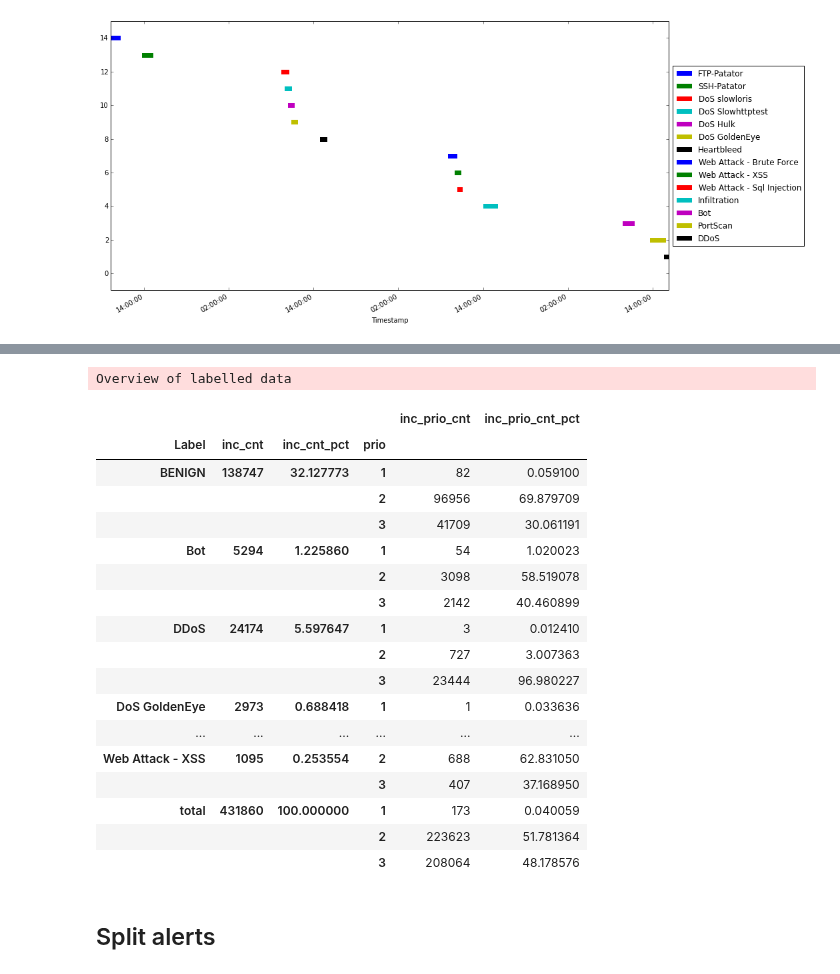
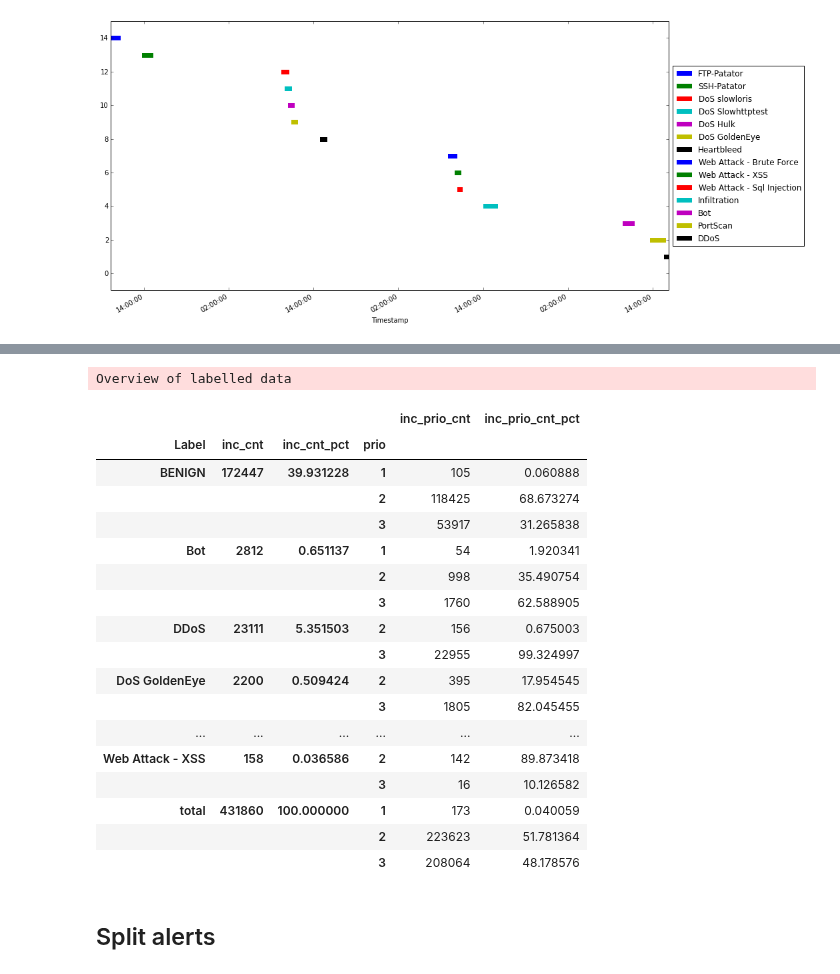
Before and after one commit to kidmose/lstm-rnn-correlation, a Jupyter notebook: preprocessing/cic-ids-2017/preprocessing.ipynb, the cells around one changed output, grey strips where cells are left out. Cells and saved outputs as stored; diff of their text form; code cells hidden in the pictures.

```diff
--- a/preprocessing/cic-ids-2017/preprocessing.ipynb
+++ b/preprocessing/cic-ids-2017/preprocessing.ipynb
@@ -194 +118,38 @@ Name: ip, dtype: int64
+# %%
+# For each alert, get a label
+# if an ip match and alert.ts is within description: use label
+# default to benign
+# don't use IP's of firewall, because it does the NATin
+def get_label(alert):
+    # Find incident description where time matches
+    idx_time = inc_desc.Interval.apply(lambda iv: alert.ts in iv)
+
+    # Find  incident description where at least one IP matches:
+    ignored_ips = {
+        '205.174.165.80', # External IP of firewall (NATing)
+        '172.16.0.1', # Internal IP of firewall (NATing)
+    }
+    idx_ip = pd.Series(np.zeros(inc_desc.shape[0], dtype=bool), index=inc_desc.index)
+    if alert.srcip not in ignored_ips:
+        idx_ip = idx_ip | (alert.srcip == inc_desc['IP attacker']) | (alert.srcip == inc_desc['IP victim'])
+    if alert.dstip not in ignored_ips:
+        idx_ip = idx_ip | (alert.dstip == inc_desc['IP attacker']) | (alert.dstip == inc_desc['IP victim'])
+
+    idx = idx_time & idx_ip
+    # No hits then default to benign
+    if not idx.any():
+        return 'BENIGN'
+
+    res = inc_desc[idx].Label.unique() # Don't care about multiple hits for same label
+    assert res.shape[0] == 1, "Multiple lables match the same alert"
+    # ... pd.Dataframe.apply does not handle multiple values well, so not supported here
+    # ... see https://github.com/pandas-dev/pandas/issues/15628
+    return res[0]
+# %%
+# apply get_label in parallel using dask
+# takes about 10 minutes on 4 cores
+dalerts = ddf.from_pandas(alerts, npartitions=4*3-1)
+alerts['Label'] = dalerts.map_partitions(
+    lambda df: df.apply(get_label, axis=1)
+).compute(get=dget)
 # %% [markdown]
@@ -403,46 +364,52 @@ def get_data_overview(data):
 
     df_inc_prio_cnt = pd.DataFrame(
         pd.merge(data, df_inc_cnt, on='Label').groupby(['Label', 'prio', 'inc_cnt']
     ).size().rename('inc_prio_cnt').reset_index())
     df_inc_prio_cnt['inc_prio_cnt_pct'] = df_inc_prio_cnt['inc_prio_cnt']/df_inc_prio_cnt['inc_cnt']*100
 
     df_overview = pd.merge(df_inc_cnt, df_inc_prio_cnt).groupby(['Label', 'prio']).first().reset_index()
 
     tot_prio = data.groupby(['prio']).size().rename('inc_prio_cnt')
     df_tot = pd.DataFrame(tot_prio)
     df_tot['inc_prio_cnt_pct'] = df_tot['inc_prio_cnt']/data.count()[0]*100
     df_tot['inc_cnt'] = data.count()[0]
     df_tot['inc_cnt_pct'] = 100
     df_tot['Label'] = 'total'
 
     df_overview = pd.concat([df_overview.reset_index(), df_tot.reset_index()])\
         .groupby(['Label', 'inc_cnt', 'inc_cnt_pct', 'prio', ])\
         .first().drop('index', 1)
 
     return df_overview
 
+assert set(
+    inc_desc.Label.unique().tolist() + ['BENIGN']
+) == set(
+    alerts.Label.unique()
+), "Some labels are not represented"
+
 logger.info('Overview of labelled data')
 df_overview = get_data_overview(alerts)
 logger.debug(df_overview.to_latex())
 logger.debug(df_overview.to_string())
 df_overview
 # %% [output]
 Overview of labelled data
 |  |  |  |  | inc_prio_cnt | inc_prio_cnt_pct |
 | Label | inc_cnt | inc_cnt_pct | prio |  |  |
-| BENIGN | 138747 | 32.127773 | 1 | 82 | 0.059100 |
-|  |  |  | 2 | 96956 | 69.879709 |
-|  |  |  | 3 | 41709 | 30.061191 |
-| Bot | 5294 | 1.225860 | 1 | 54 | 1.020023 |
-|  |  |  | 2 | 3098 | 58.519078 |
-|  |  |  | 3 | 2142 | 40.460899 |
-| DDoS | 24174 | 5.597647 | 1 | 3 | 0.012410 |
-|  |  |  | 2 | 727 | 3.007363 |
-|  |  |  | 3 | 23444 | 96.980227 |
-| DoS GoldenEye | 2973 | 0.688418 | 1 | 1 | 0.033636 |
+| BENIGN | 172447 | 39.931228 | 1 | 105 | 0.060888 |
+|  |  |  | 2 | 118425 | 68.673274 |
+|  |  |  | 3 | 53917 | 31.265838 |
+| Bot | 2812 | 0.651137 | 1 | 54 | 1.920341 |
+|  |  |  | 2 | 998 | 35.490754 |
+|  |  |  | 3 | 1760 | 62.588905 |
+| DDoS | 23111 | 5.351503 | 2 | 156 | 0.675003 |
+|  |  |  | 3 | 22955 | 99.324997 |
+| DoS GoldenEye | 2200 | 0.509424 | 2 | 395 | 17.954545 |
+|  |  |  | 3 | 1805 | 82.045455 |
 | ... | ... | ... | ... | ... | ... |
-| Web Attack - XSS | 1095 | 0.253554 | 2 | 688 | 62.831050 |
-|  |  |  | 3 | 407 | 37.168950 |
+| Web Attack - XSS | 158 | 0.036586 | 2 | 142 | 89.873418 |
+|  |  |  | 3 | 16 | 10.126582 |
 | total | 431860 | 100.000000 | 1 | 173 | 0.040059 |
 |  |  |  | 2 | 223623 | 51.781364 |
 |  |  |  | 3 | 208064 | 48.178576 |
```
Also changed, not shown: parts of 16 cells of this notebook.
